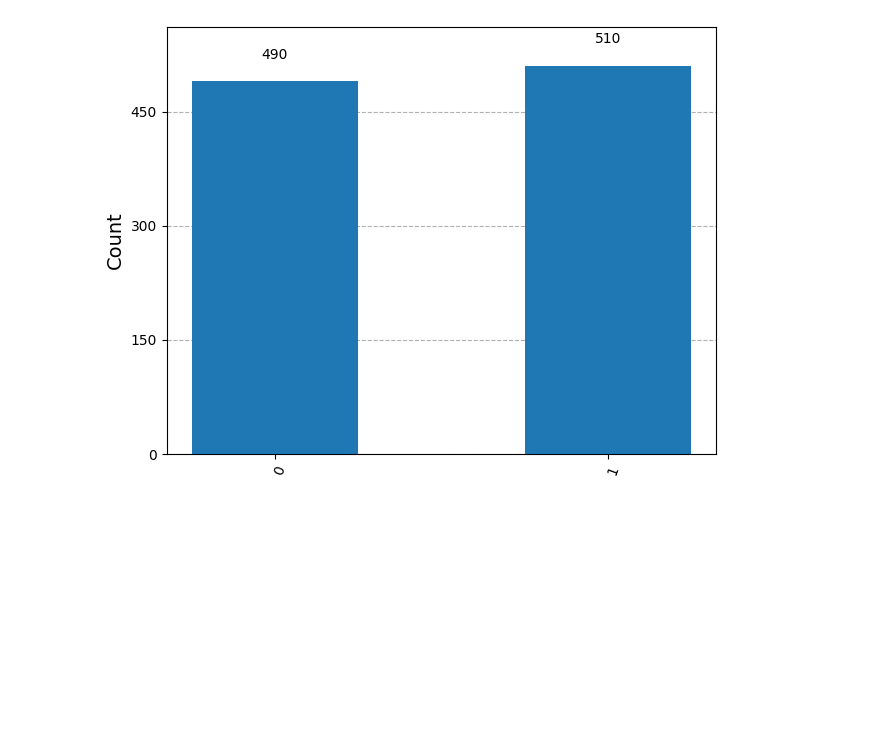
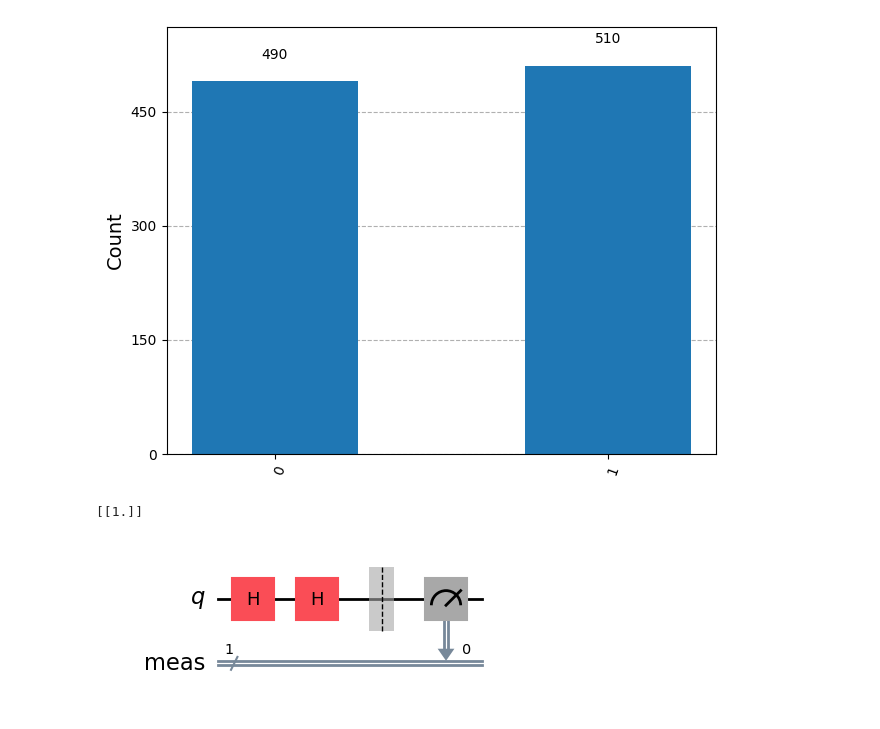
Before and after one commit to ratul2016das/quantum, a Jupyter notebook: coin_toss.ipynb, the cells around one changed output. Drawn from its saved outputs; the diff is of its cells as text; code cells hidden in the pictures; blank space fills up the shorter version.

```diff
--- a/coin_toss.ipynb
+++ b/coin_toss.ipynb
@@ -27,3 +27,29 @@ counts = data_pub.meas.get_counts()
 plot_histogram(counts)  # Plot the histogram of results
 # %% [output]
 [figure]
+# %%
+from qiskit.primitives import StatevectorEstimator
+from qiskit.quantum_info import Pauli, SparsePauliOp
+
+qcoin = QuantumCircuit(1)
+qcoin.h(0)  # Apply Hadamard gate to create superposition
+
+estimator = StatevectorEstimator()
+observables = [[Pauli('X')]]
+pubs = (qcoin,observables)
+job = estimator.run([pubs])
+
+result = job.result()[0]
+
+print(result.data.evs)
+# %% [output]
+[[1.]]
+# %%
+qcoin_0 = QuantumCircuit(1)
+qcoin_0.h(0)  # Apply Hadamard gate to create superposition
+qcoin_0.h(0)  # Apply Hadamard gate again to return to |0>
+
+qcoin_0.measure_all()  # Measure the qubit
+qcoin_0.draw('mpl')  # Draw the circuit using matplotlib
+# %% [output]
+[figure, added]
```
Also changed, not shown: parts of 1 cell of this notebook.
